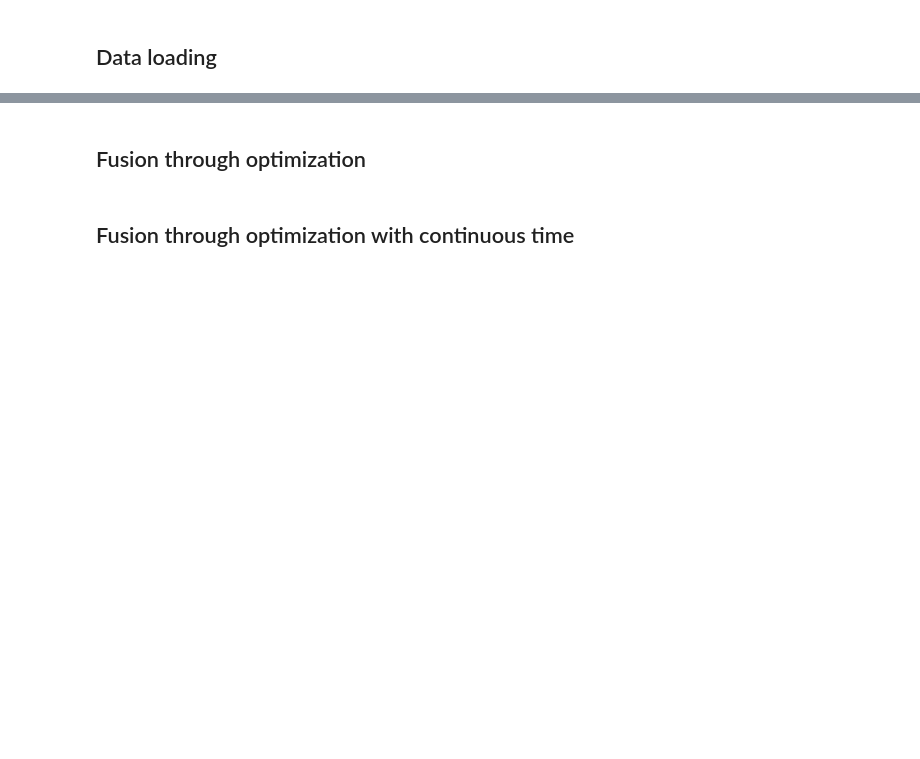
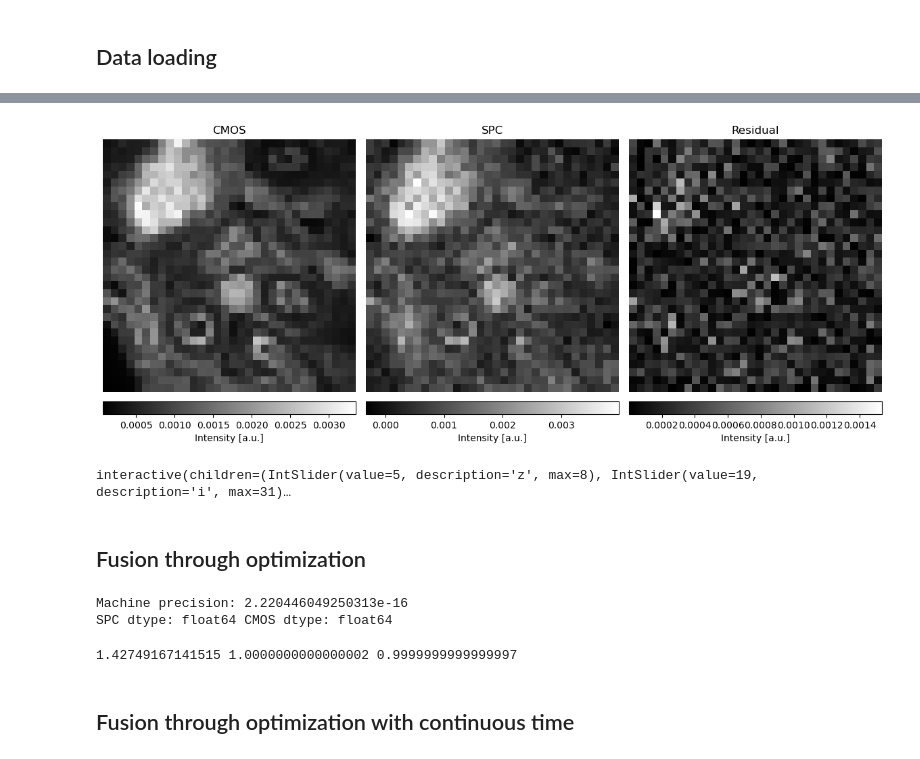
Before and after one commit to FluoLab/datafusion, a Jupyter notebook: analysis.ipynb, the cells around one changed output, grey strips where cells are left out. Drawn from its saved outputs; the diff is of its cells as text; code cells hidden in the pictures; blank space fills up the shorter version.

```diff
--- a/analysis.ipynb
+++ b/analysis.ipynb
@@ -104,20 +117,63 @@ plt.show()
+# %%
+cmos_energy = cmos.sum()
+spc_energy = spc.sum()
+gt_spc_energy = gt_spc.sum()
+
+cmos_max = cmos / cmos.max()
+spc_max = spc / spc.max()
+gt_spc_max = gt_spc / gt_spc.max()
+
+cmos /= cmos_energy
+spc /= spc_energy
+gt_spc /= gt_spc_energy
+# %%
+import torch
+
+down_sampler = torch.nn.LPPool2d(1, (4, 4), (4, 4))
+cmos_down_sampled = down_sampler(torch.tensor(cmos)).numpy().sum(axis=0)
+
+fig = plt.figure(figsize=(12, 5))
+gs = fig.add_gridspec(1, 3, width_ratios=[1, 1, 1], height_ratios=[1])
+ax0 = fig.add_subplot(gs[0, 0])
+
+img = ax0.imshow(cmos_down_sampled, cmap="gray")
+ax0.set_title("CMOS")
+ax0.axis("off")
+fig.colorbar(img, ax=ax0, fraction=0.175, pad=0.03, orientation="horizontal", label="Intensity [a.u.]")
+
+ax1 = fig.add_subplot(gs[0, 1])
+img = ax1.imshow(spc.sum(axis=(0, 1)), cmap="gray")
+ax1.set_title("SPC")
+ax1.axis("off")
+fig.colorbar(img, ax=ax1, fraction=0.175, pad=0.03, orientation="horizontal", label="Intensity [a.u.]")
+
+ax2 = fig.add_subplot(gs[0, 2])
+img = ax2.imshow(np.abs(cmos_down_sampled - spc.sum(axis=(0, 1))), cmap="gray")
+ax2.set_title("Residual")
+ax2.axis("off")
+fig.colorbar(img, ax=ax2, fraction=0.175, pad=0.03, orientation="horizontal", label="Intensity [a.u.]")
+
+plt.tight_layout()
+plt.show()
+# %% [output]
+[figure, added]
 # %%
-initial_spectrums = np.mean(spc, axis=0)
+initial_spectrums = np.sum(spc, axis=0)
 min_spectrums, max_spectrums = np.min(initial_spectrums), np.max(initial_spectrums)
 
-initial_times = np.mean(spc, axis=1)
+initial_times = np.sum(spc, axis=1)
 min_times, max_times = np.min(initial_times), np.max(initial_times)
 
 resolution_diff_factor = int(cmos.shape[-1] / spc.shape[-1])
 
 
-def spc_spectrum_time_in_a_point(z=0, i=0, j=0):
+def spc_spectrum_time_in_a_point(z=5, i=19, j=17):
     _, ax = plt.subplots(1, 4, figsize=(12, 3))
-    ax[0].imshow(cmos[z], cmap="gray", vmin=0, vmax=1)
+    ax[0].imshow(cmos_max[z], cmap="gray", vmin=0, vmax=1)
     ax[0].scatter([j * resolution_diff_factor], [i * resolution_diff_factor], c="w")
     ax[0].set_title(f"CMOS in {z}")
 
-    ax[1].imshow(spectral_volume_to_srgb(lam, spc.mean(axis=0)[:, np.newaxis])[0])
+    ax[1].imshow(spectral_volume_to_srgb(lam, spc.sum(axis=0)[:, np.newaxis])[0])
     ax[1].scatter([j], [i], c="w")
     ax[1].set_title(f"Colored with spectrum")
 
@@ -141,25 +197,26 @@ interact(
     i=(0, spc.shape[-2] - 1, 1),
     j=(0, spc.shape[-1] - 1, 1),
 );
+# %% [output]
+interactive(children=(IntSlider(value=5, description='z', max=8), IntSlider(value=19, description='i', max=31)…
 # %% [markdown]
 ## Fusion through optimization
 # %%
-# spectral_time uses the matrix cosine loss if > 0
-# spectral and time use cosine loss if > 0
+print(f"Machine precision: {np.finfo(np.float64).eps}")
+print(f"SPC dtype: {spc.dtype}", f"CMOS dtype: {cmos.dtype}")
 
 weights = {
-    "spectral": 0.1,
-    "time": 0.1,
-    "spatial": 0.8,
-    "spectral_time": 0.0,
+    "spatial": 10,
+    "lambda_time": 100,
+    "global": 0.0001,
 }
 
 x = optimize(
     spc,
     cmos,
     weights=weights,
-    lr=0.05,
-    iterations=300,
+    lr=1e-5,
+    iterations=150,
     device="cpu",
     init_type="random",
     mask_initializations=False,
@@ -167,6 +224,13 @@ x = optimize(
     non_neg=True,
     return_numpy=True,
 )
+# %% [output]
+Machine precision: 2.220446049250313e-16
+SPC dtype: float64 CMOS dtype: float64
+# %%
+print(x.sum(), cmos.sum(), spc.sum())
+# %% [output]
+1.42749167141515 1.0000000000000002 0.9999999999999997
 # %% [markdown]
 ## Fusion through optimization with continuous time
 # %%
```
Also changed, not shown: parts of 15 cells of this notebook, 4 other files.
